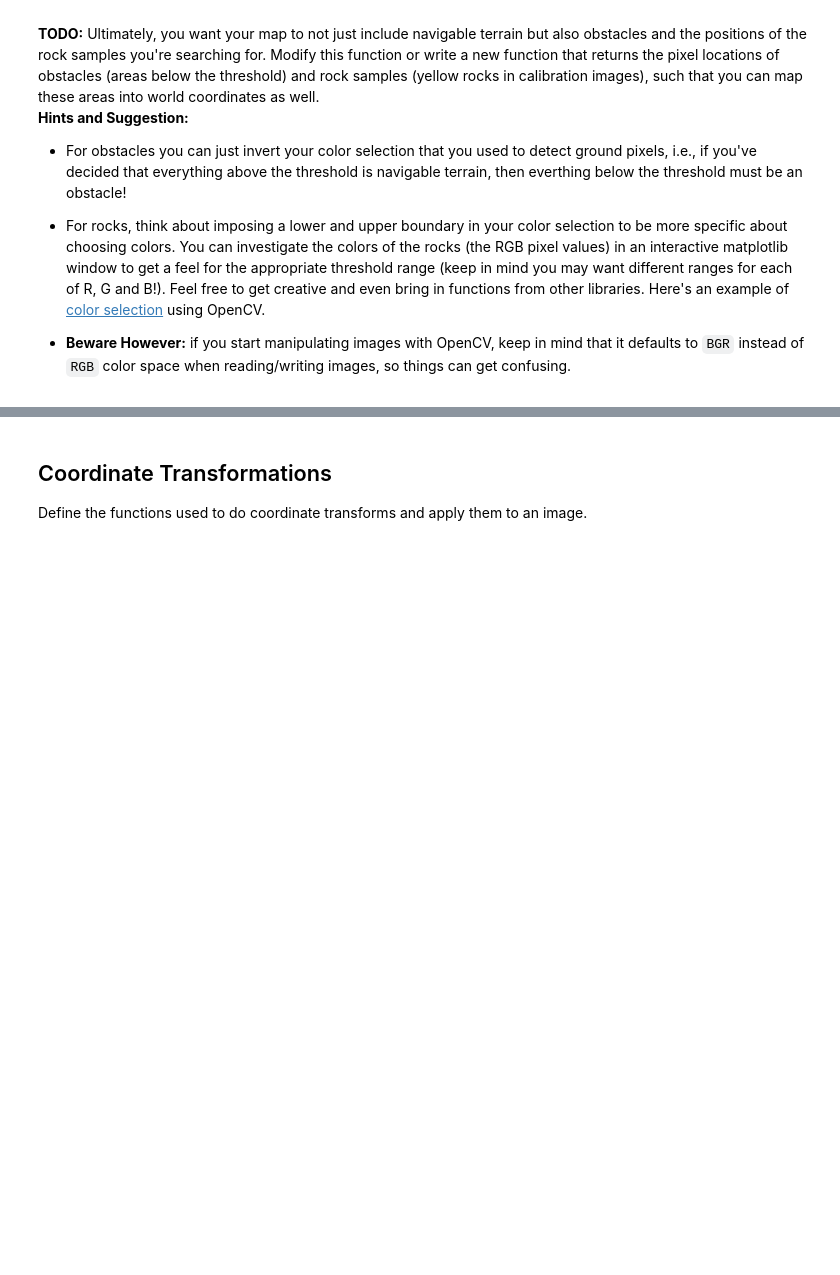
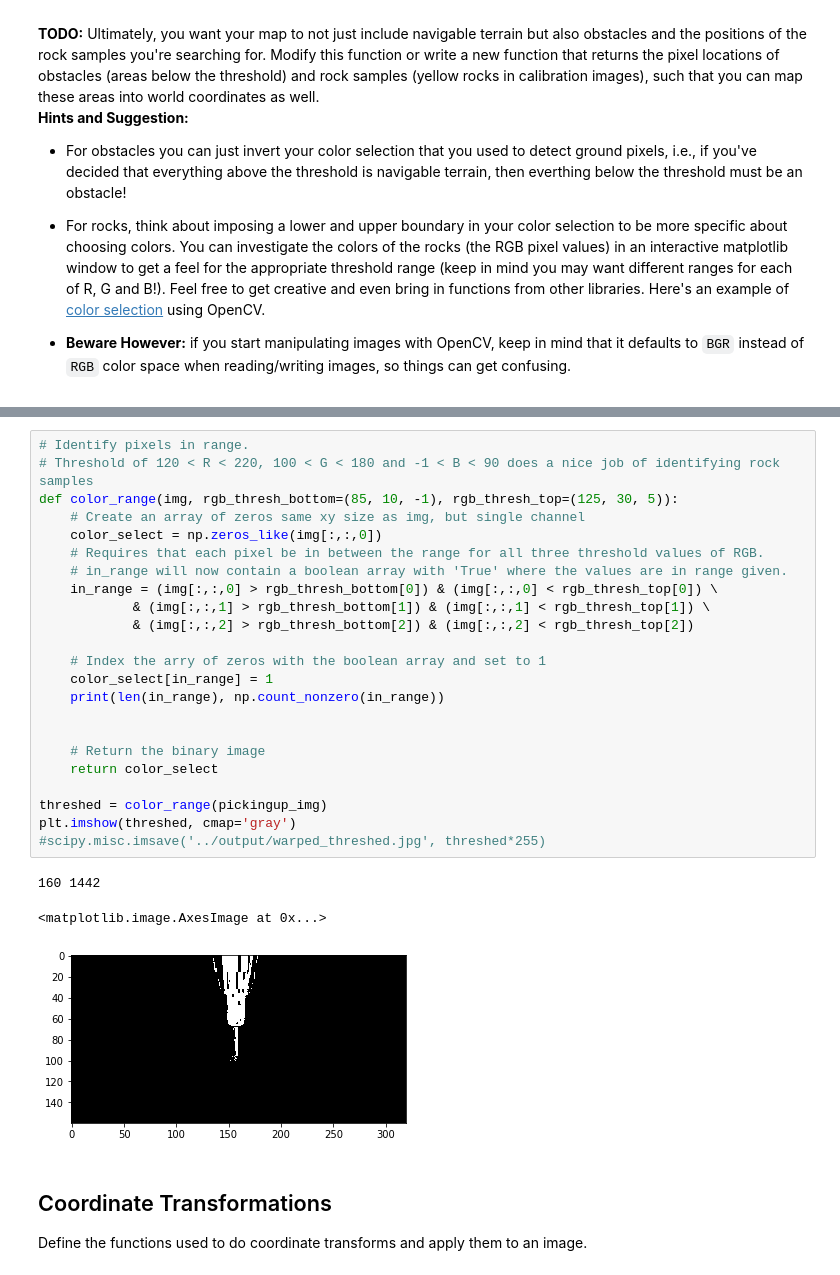
Before and after one commit to sbagadi/RoboND-Rover-Project, a Jupyter notebook: code/Rover_Project_Test_Notebook.ipynb, the cells around one changed output, grey strips where cells are left out. Drawn from its saved outputs; the diff is of its cells as text; blank space fills up the shorter version.

```diff
--- a/code/Rover_Project_Test_Notebook.ipynb
+++ b/code/Rover_Project_Test_Notebook.ipynb
@@ -164,3 +176,30 @@ plt.imshow(rock_threshed, cmap='gray')
+# %%
+# Identify pixels in range.
+# Threshold of 120 < R < 220, 100 < G < 180 and -1 < B < 90 does a nice job of identifying rock samples
+def color_range(img, rgb_thresh_bottom=(85, 10, -1), rgb_thresh_top=(125, 30, 5)):
+    # Create an array of zeros same xy size as img, but single channel
+    color_select = np.zeros_like(img[:,:,0])
+    # Requires that each pixel be in between the range for all three threshold values of RGB.
+    # in_range will now contain a boolean array with 'True' where the values are in range given.
+    in_range = (img[:,:,0] > rgb_thresh_bottom[0]) & (img[:,:,0] < rgb_thresh_top[0]) \
+            & (img[:,:,1] > rgb_thresh_bottom[1]) & (img[:,:,1] < rgb_thresh_top[1]) \
+            & (img[:,:,2] > rgb_thresh_bottom[2]) & (img[:,:,2] < rgb_thresh_top[2])
+
+    # Index the arry of zeros with the boolean array and set to 1
+    color_select[in_range] = 1
+    print(len(in_range), np.count_nonzero(in_range))
+
+
+    # Return the binary image
+    return color_select
+
+threshed = color_range(pickingup_img)
+plt.imshow(threshed, cmap='gray')
+#scipy.misc.imsave('../output/warped_threshed.jpg', threshed*255)
+# %% [output]
+160 1442
+<matplotlib.image.AxesImage at 0x...>
+[figure, added]
 # %% [markdown]
 ## Coordinate Transformations
 Define the functions used to do coordinate transforms and apply them to an image.
```
Also changed, not shown: parts of 8 cells of this notebook, 4 other files.
